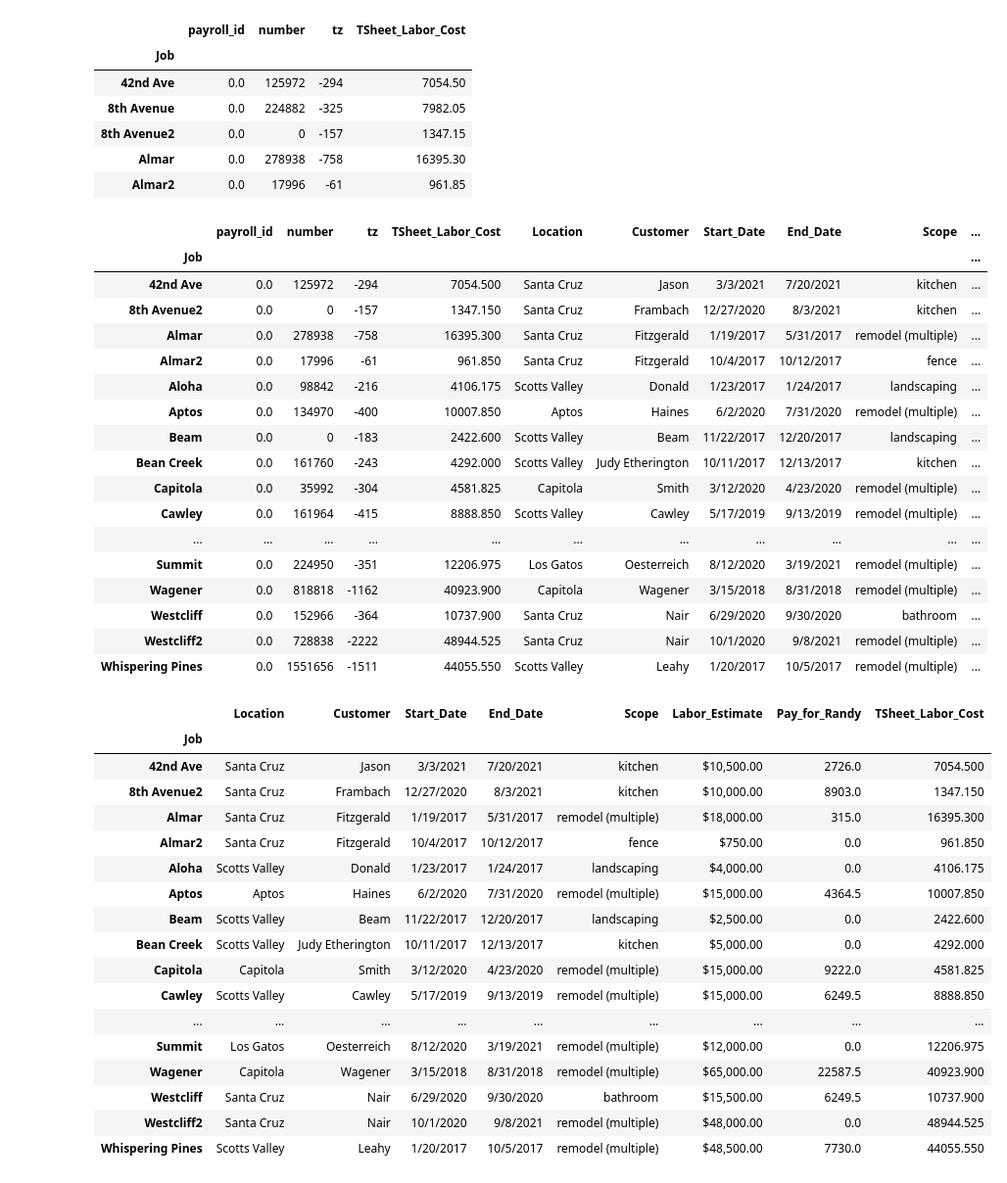
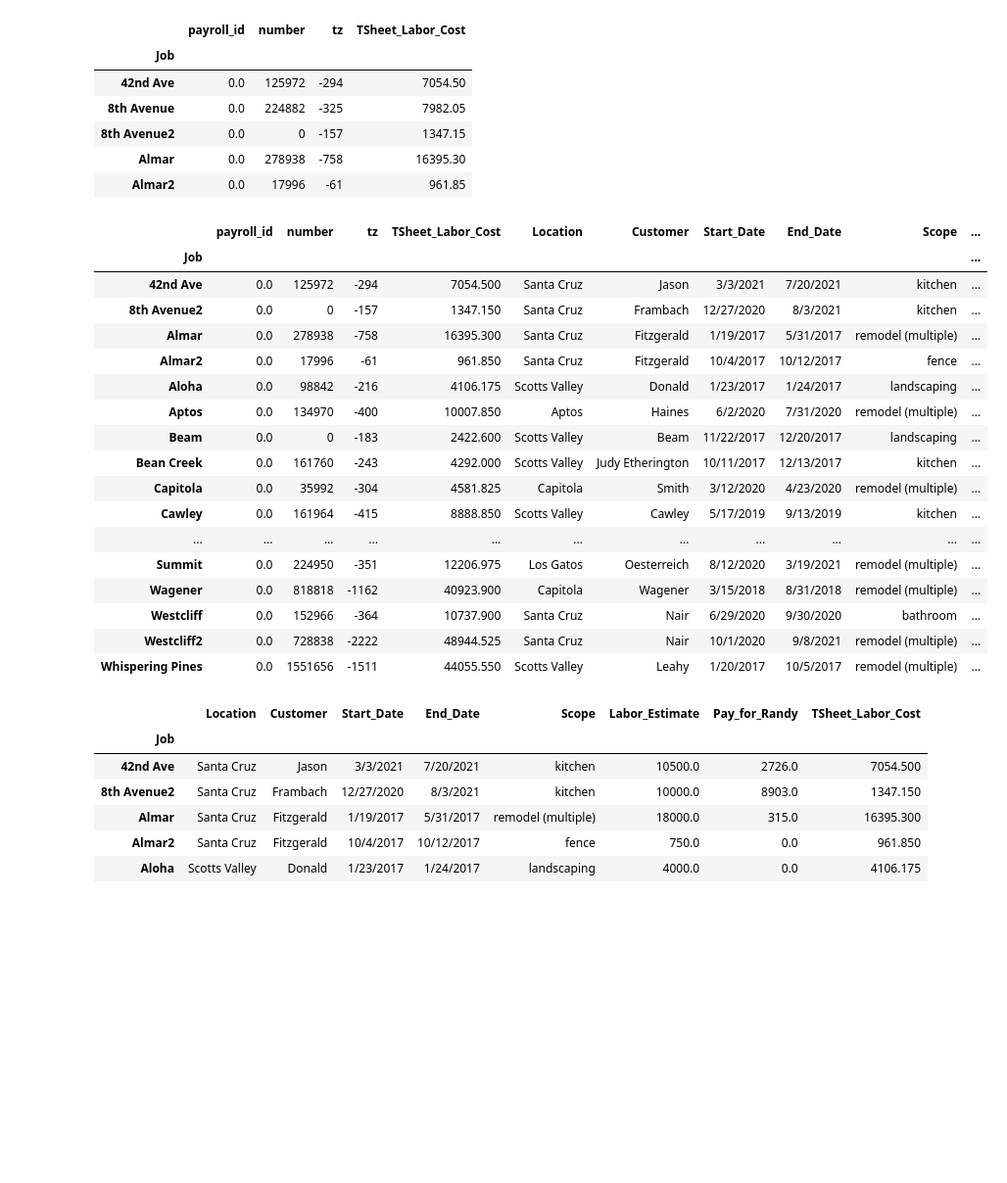
Before and after one commit to lesliefinlayson/Small_Business_Analysis, a Jupyter notebook: exploritory.ipynb, the cells around one changed output. Shown at 98% size. Saved outputs shown, nothing was run; the diff lists cells and outputs as text; code cells hidden in the pictures; blank space fills up the shorter version.

```diff
--- a/exploritory.ipynb
+++ b/exploritory.ipynb
@@ -27,0 +28,5 @@ memory usage: 3.5+ KB
+# %%
+Bids_df["Materials_Estimate"] = Bids_df["Materials_Estimate"].replace('[\$\,\.]',"",regex=True).astype(float)
+Bids_df["Labor_Estimate"] = Bids_df["Labor_Estimate"].replace('[\$\,\.]',"",regex=True).astype(float)
+Bids_df["subtotal"] = Bids_df["subtotal"].replace('[\$\,\.]',"",regex=True).astype(float)
+Bids_df.head()
@@ -27,0 +40,5 @@ memory usage: 3.5+ KB
+# %%
+Bids_df["Materials_Estimate"] = Bids_df["Materials_Estimate"].div(100).round(2)
+Bids_df["Labor_Estimate"] = Bids_df["Labor_Estimate"].div(100).round(2)
+Bids_df["subtotal"] = Bids_df["subtotal"].div(100).round(2)
+Bids_df.head()
@@ -563,7 +532,7 @@ actual_labor_costs_df
 | Beam | 0.0 | 0 | -183 | 2422.600 | Scotts Valley | Beam | 11/22/2017 | 12/20/2017 | landscaping | ... |
 | Bean Creek | 0.0 | 161760 | -243 | 4292.000 | Scotts Valley | Judy Etherington | 10/11/2017 | 12/13/2017 | kitchen | ... |
 | Capitola | 0.0 | 35992 | -304 | 4581.825 | Capitola | Smith | 3/12/2020 | 4/23/2020 | remodel (multiple) | ... |
-| Cawley | 0.0 | 161964 | -415 | 8888.850 | Scotts Valley | Cawley | 5/17/2019 | 9/13/2019 | remodel (multiple) | ... |
+| Cawley | 0.0 | 161964 | -415 | 8888.850 | Scotts Valley | Cawley | 5/17/2019 | 9/13/2019 | kitchen | ... |
 | ... | ... | ... | ... | ... | ... | ... | ... | ... | ... | ... |
 | Summit | 0.0 | 224950 | -351 | 12206.975 | Los Gatos | Oesterreich | 8/12/2020 | 3/19/2021 | remodel (multiple) | ... |
 | Wagener | 0.0 | 818818 | -1162 | 40923.900 | Capitola | Wagener | 3/15/2018 | 8/31/2018 | remodel (multiple) | ... |
@@ -573,26 +542,15 @@ actual_labor_costs_df
 # %%
 #change column order
 actual_labor_costs_df = actual_labor_costs_df[['Location', 'Customer', 'Start_Date', 'End_Date', 'Scope', 'Labor_Estimate', 'Pay_for_Randy', 'TSheet_Labor_Cost']]
-actual_labor_costs_df
+actual_labor_costs_df.head()
 # %% [output]
 |  | Location | Customer | Start_Date | End_Date | Scope | Labor_Estimate | Pay_for_Randy | TSheet_Labor_Cost |
 | Job |  |  |  |  |  |  |  |  |
-| 42nd Ave | Santa Cruz | Jason | 3/3/2021 | 7/20/2021 | kitchen | $10,500.00 | 2726.0 | 7054.500 |
-| 8th Avenue2 | Santa Cruz | Frambach | 12/27/2020 | 8/3/2021 | kitchen | $10,000.00 | 8903.0 | 1347.150 |
-| Almar | Santa Cruz | Fitzgerald | 1/19/2017 | 5/31/2017 | remodel (multiple) | $18,000.00 | 315.0 | 16395.300 |
-| Almar2 | Santa Cruz | Fitzgerald | 10/4/2017 | 10/12/2017 | fence | $750.00 | 0.0 | 961.850 |
-| Aloha | Scotts Valley | Donald | 1/23/2017 | 1/24/2017 | landscaping | $4,000.00 | 0.0 | 4106.175 |
-| Aptos | Aptos | Haines | 6/2/2020 | 7/31/2020 | remodel (multiple) | $15,000.00 | 4364.5 | 10007.850 |
-| Beam | Scotts Valley | Beam | 11/22/2017 | 12/20/2017 | landscaping | $2,500.00 | 0.0 | 2422.600 |
-| Bean Creek | Scotts Valley | Judy Etherington | 10/11/2017 | 12/13/2017 | kitchen | $5,000.00 | 0.0 | 4292.000 |
-| Capitola | Capitola | Smith | 3/12/2020 | 4/23/2020 | remodel (multiple) | $15,000.00 | 9222.0 | 4581.825 |
-| Cawley | Scotts Valley | Cawley | 5/17/2019 | 9/13/2019 | remodel (multiple) | $15,000.00 | 6249.5 | 8888.850 |
-| ... | ... | ... | ... | ... | ... | ... | ... | ... |
-| Summit | Los Gatos | Oesterreich | 8/12/2020 | 3/19/2021 | remodel (multiple) | $12,000.00 | 0.0 | 12206.975 |
-| Wagener | Capitola | Wagener | 3/15/2018 | 8/31/2018 | remodel (multiple) | $65,000.00 | 22587.5 | 40923.900 |
-| Westcliff | Santa Cruz | Nair | 6/29/2020 | 9/30/2020 | bathroom | $15,500.00 | 6249.5 | 10737.900 |
-| Westcliff2 | Santa Cruz | Nair | 10/1/2020 | 9/8/2021 | remodel (multiple) | $48,000.00 | 0.0 | 48944.525 |
-| Whispering Pines | Scotts Valley | Leahy | 1/20/2017 | 10/5/2017 | remodel (multiple) | $48,500.00 | 7730.0 | 44055.550 |
+| 42nd Ave | Santa Cruz | Jason | 3/3/2021 | 7/20/2021 | kitchen | 10500.0 | 2726.0 | 7054.500 |
+| 8th Avenue2 | Santa Cruz | Frambach | 12/27/2020 | 8/3/2021 | kitchen | 10000.0 | 8903.0 | 1347.150 |
+| Almar | Santa Cruz | Fitzgerald | 1/19/2017 | 5/31/2017 | remodel (multiple) | 18000.0 | 315.0 | 16395.300 |
+| Almar2 | Santa Cruz | Fitzgerald | 10/4/2017 | 10/12/2017 | fence | 750.0 | 0.0 | 961.850 |
+| Aloha | Scotts Valley | Donald | 1/23/2017 | 1/24/2017 | landscaping | 4000.0 | 0.0 | 4106.175 |
 # %%
 #add labor for total
 sum_column = actual_labor_costs_df['Pay_for_Randy'] + actual_labor_costs_df['TSheet_Labor_Cost']
```
Also changed, not shown: parts of 30 cells of this notebook.
